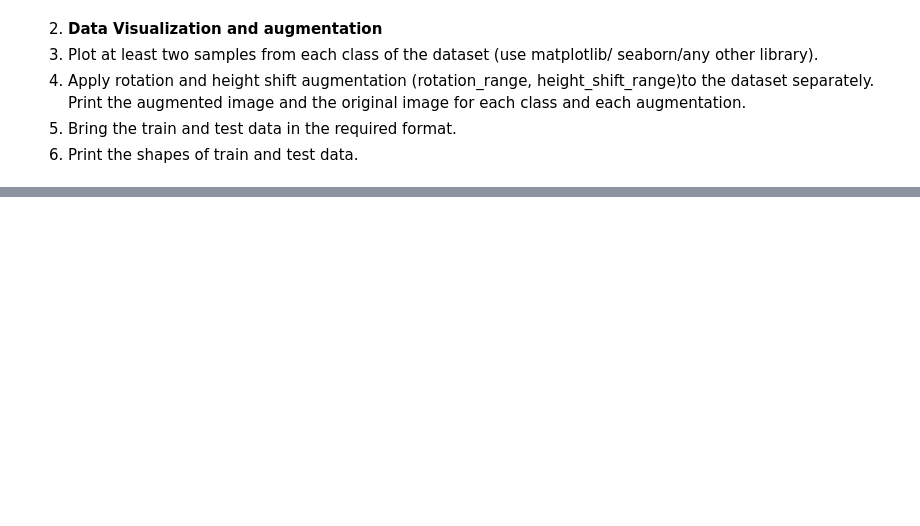
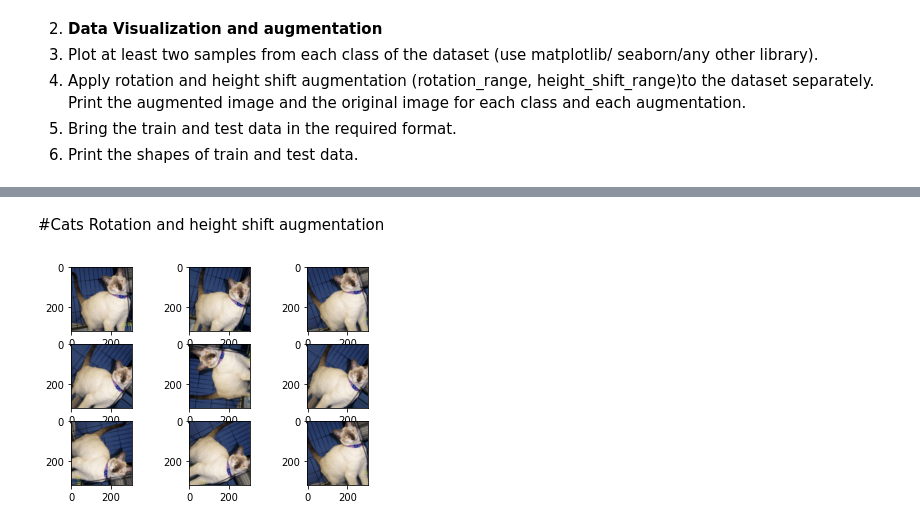
Before and after one commit to Saby049/NLPPractice, a Jupyter notebook: DLAssignment.ipynb, the cells around one changed output, grey strips where cells are left out. Drawn from its saved outputs; the diff is of its cells as text; code cells hidden in the pictures; blank space fills up the shorter version.

```diff
--- a/DLAssignment.ipynb
+++ b/DLAssignment.ipynb
@@ -41,0 +93,27 @@ os.getcwd()
+# %% [markdown]
+#Cats Rotation and height shift augmentation
+# %%
+# load the image
+img = load_img(train_dir_cats + '/cat.1079.jpg')
+# convert to numpy array
+data = img_to_array(img)
+# expand dimension to one sample
+samples = expand_dims(data, 0)
+# create image data augmentation generator
+datagen = ImageDataGenerator(rotation_range=90)
+# prepare iterator
+it = datagen.flow(samples, batch_size=1)
+# generate samples and plot
+for i in range(9):
+	# define subplot
+	plt.subplot(330 + 1 + i)
+	# generate batch of images
+	batch = it.next()
+	# convert to unsigned integers for viewing
+	image = batch[0].astype('uint8')
+	# plot raw pixel data
+	plt.imshow(image)
+# show the figure
+plt.show()
+# %% [output]
+[figure, added]
```
Also changed, not shown: parts of 13 cells of this notebook.
